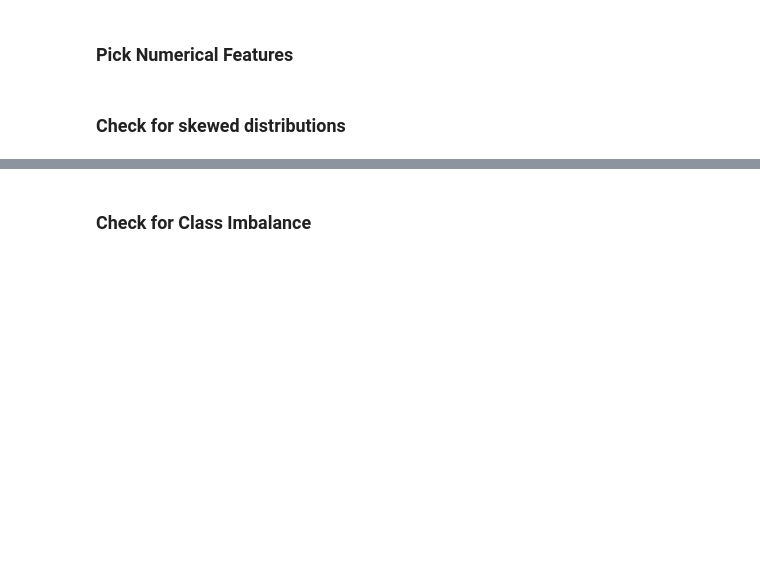
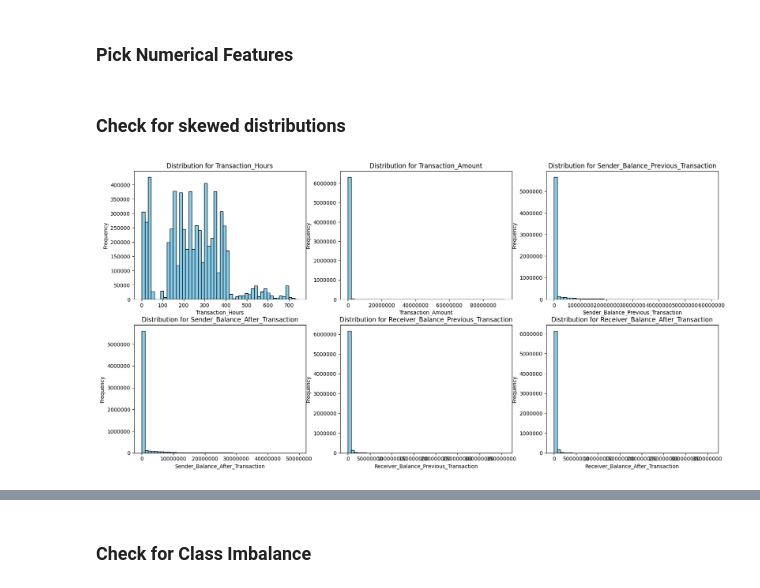
Before and after one commit to waquas9248/SE512, a Jupyter notebook: Fraud Detection.ipynb, the cells around one changed output, grey strips where cells are left out. Cells and saved outputs as stored; diff of their text form; code cells hidden in the pictures; blank space fills up the shorter version.

```diff
--- a/Fraud Detection.ipynb
+++ b/Fraud Detection.ipynb
@@ -112,4 +104,4 @@ Index(['step', 'type', 'amount', 'nameOrig', 'oldbalanceOrg', 'newbalanceOrig',
 # %% [markdown]
 ### Rename Columns
 # %%
-dff.columns = ['Transaction_Hours','Type','Transaction_Amount','Sender','Sender_Balance_Previous_Transaction','Sender_Balance_After_Transaction','Receiver','Receiver_Balance_Previous_Transaction','Receiver_Balance_After_Transaction','isFraud','isFlaggedFraud']
+dff.columns = ['Transaction_Hours','Type','Transaction_Amount','Sender','Sender_Balance_Previous_Transaction','Sender_Balance_After_Transaction','Receiver','Receiver_Balance_Previous_Transaction','Receiver_Balance_After_Transaction','isFraud']
@@ -123,14 +114,19 @@ features = ['Transaction_Hours','Transaction_Amount', 'Sender_Balance_Previous_T
 # %% [markdown]
 ### Check for skewed distributions
 # %%
-plt.figure(figsize=(20,8))
-
-# Select the numerical columns and plot them
+plt.figure(figsize=(20,15))
 
 # Create separate histograms with density plots for each numerical column
 for i, feature in enumerate(features, 1):
-    plt.subplot(2, 3, i)
-    sns.distplot(dff[feature])
+    # plt.figure(figsize=(10, 6))
+    plt.subplot(3, 3, i)
+    plt.hist(dff[feature], bins=50, color='skyblue', edgecolor='black')
     plt.title(f'Distribution for {feature}')
+    plt.xlabel(feature)
+    plt.ylabel('Frequency')
+    plt.ticklabel_format(style='plain', axis='x')
+    plt.ticklabel_format(style='plain', axis='y')
 
 plt.show()
+# %% [output]
+[figure, added]
```
Also changed, not shown: parts of 11 cells of this notebook.
